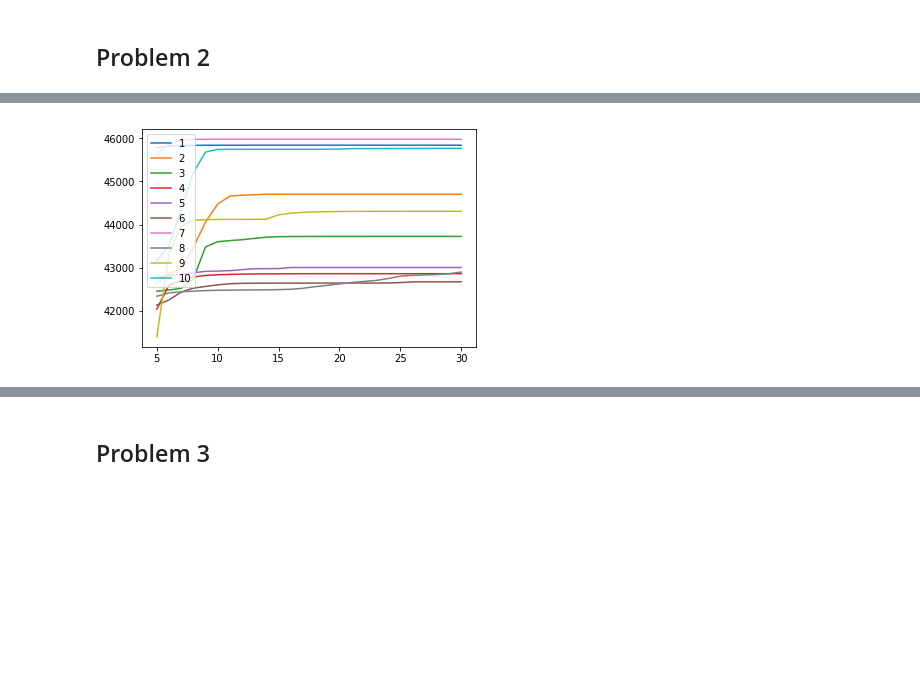
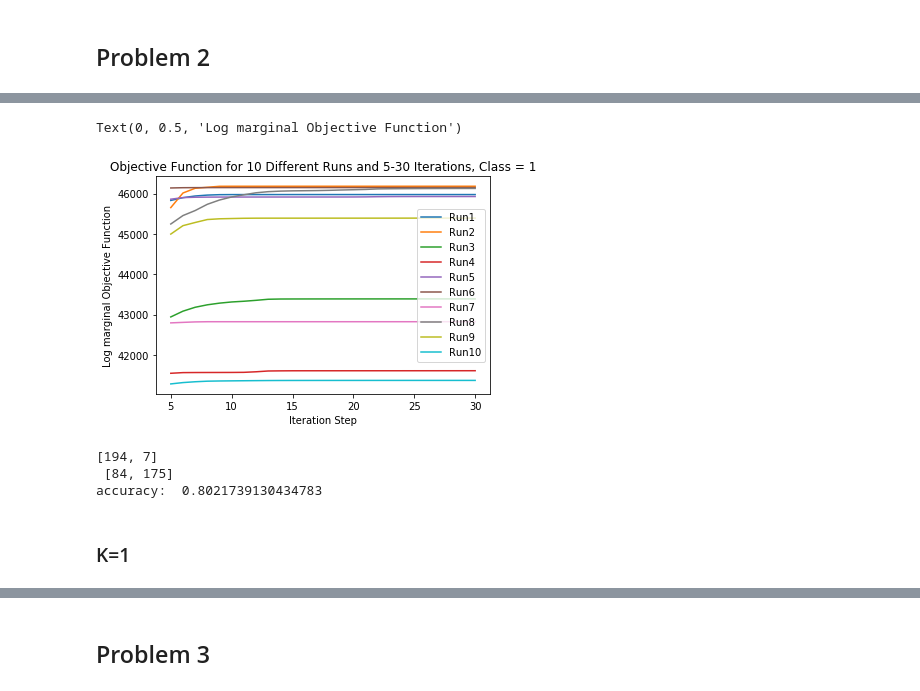
Before and after one commit to yjs1210/machine-learning, a Jupyter notebook: Kmeans-Matrix-Factorization.ipynb, the cells around one changed output, grey strips where cells are left out. Cells and saved outputs as stored; diff of their text form; code cells hidden in the pictures; blank space fills up the shorter version.

```diff
--- a/Kmeans-Matrix-Factorization.ipynb
+++ b/Kmeans-Matrix-Factorization.ipynb
@@ -145,0 +138,20 @@ def em_gmm(X, pis, mus, sigmas, max_iter=30):
+# %%
+k = 3
+X = X_train0
+y = y_train0
+mu = np.mean(X)
+cov= np.cov(X, rowvar =False)
+outs =[]
+for i in range(10):
+    mus = mvn.rvs(mu, cov, size=k)
+    covs = []
+    for j in range(k):
+        covs.append(cov.copy())
+    pis = np.repeat(1/k, k)
+    out = em_gmm(X, pis, mus, covs, max_iter=30)
+    outs.append(out)
+    plt.plot(range(5,31), out[3][4:], label= "Run"+str(i+1))
+plt.legend()
+plt.title("Objective Function for 10 Different Runs and 5-30 Iterations, Class = 0")
+plt.xlabel("Iteration Step")
+plt.ylabel("Log marginal Objective Function")
@@ -146,22 +161,23 @@ def em_gmm(X, pis, mus, sigmas, max_iter=30):
 # %%
 k = 3
 X = X_train1
 y = y_train1
-out1 = []
 mu = np.mean(X)
-sigma= np.cov(X, rowvar =False)
-
+cov= np.cov(X, rowvar =False)
+outs_1 =[]
 for i in range(10):
-    mu = np.mean(X)
-    sigma = np.cov(X, rowvar =False)
-    mus = mvn.rvs(mu, sigma, size=k)
-    sigmas = []
+    mus = mvn.rvs(mu, cov, size=k)
+    covs = []
     for j in range(k):
-        sigmas.append(sigma.copy())
+        covs.append(cov.copy())
     pis = np.repeat(1/k, k)
-    res = em_gmm(X, pis, mus, sigmas)
-    out1.append(res)
-    plt.plot(range(5,31), res[3][5:], label=str(i+1))
-_ = plt.legend()
+    out = em_gmm(X, pis, mus, covs, max_iter=30)
+    outs_1.append(out)
+    plt.plot(range(5,31), out[3][4:], label= "Run"+str(i+1))
+plt.legend()
+plt.title("Objective Function for 10 Different Runs and 5-30 Iterations, Class = 1")
+plt.xlabel("Iteration Step")
+plt.ylabel("Log marginal Objective Function")
 # %% [output]
+Text(0, 0.5, 'Log marginal Objective Function')
-[figure, old version]
+[figure, new version]
@@ -167,0 +203,18 @@ _ = plt.legend()
+# %%
+best1 =  outs_1[1]
+best0 =  outs[3]
+p = y_train1.shape[0] / y_train.shape[0]
+preds = X_test.apply(lambda x: predict(x, p, best0, best1, k), axis=1)
+mat = [[0,0],[0,0]]
+for i in range(len(preds)):
+    pred = preds[i]
+    actual = y_test[0].values[i]
+    mat[pred][actual] += 1
+print(mat[0], '\n', mat[1])
+print("accuracy: ", (mat[0][0] + mat[1][1]) / 460)
+# %% [output]
+[194, 7]
+ [84, 175]
+accuracy:  0.8021739130434783
+# %% [markdown]
+### K=1
```
Also changed, not shown: parts of 29 cells of this notebook, 4 other files.
